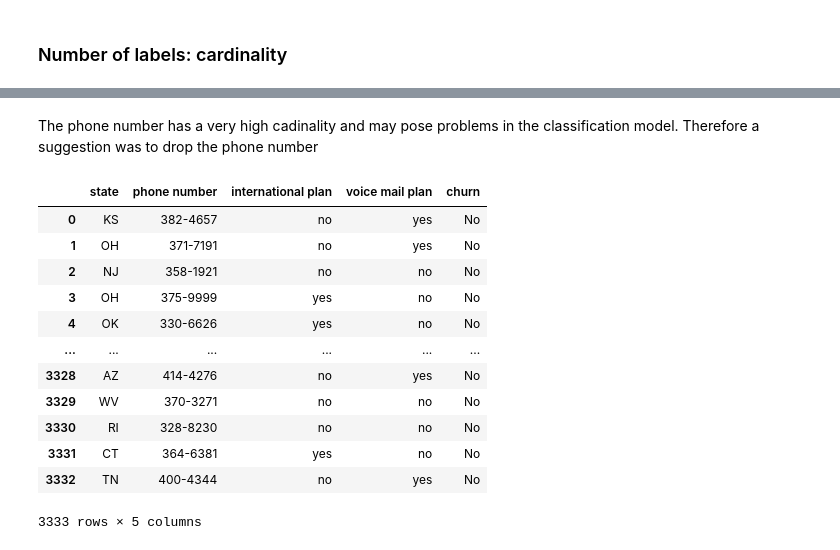
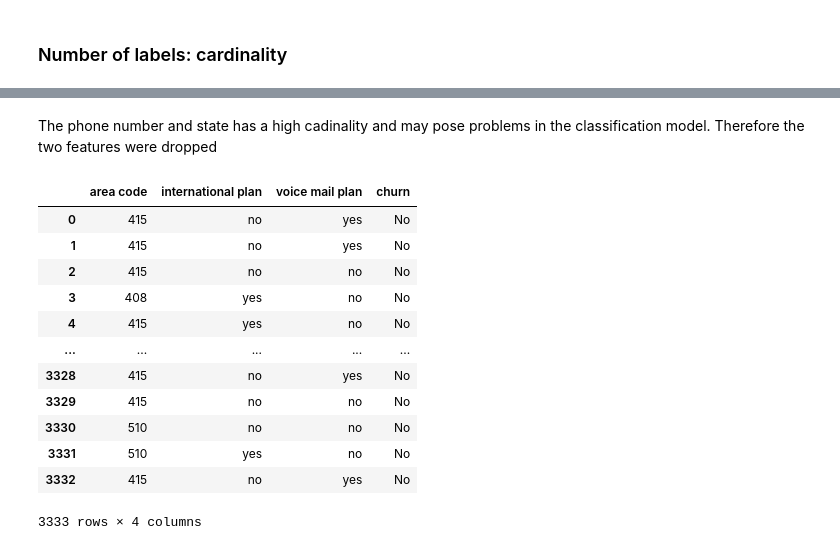
Before and after one commit to Giwanji/dsc-phase3-project, a Jupyter notebook: churn_prediction_model.ipynb, the cells around one changed output, grey strips where cells are left out. Saved outputs shown, nothing was run; the diff lists cells and outputs as text; code cells hidden in the pictures.

```diff
--- a/churn_prediction_model.ipynb
+++ b/churn_prediction_model.ipynb
@@ -248,23 +273,24 @@ international plan  contains  2  labels
 voice mail plan  contains  2  labels
 churn  contains  2  labels
 # %% [markdown]
-The phone number has a very high cadinality and may pose problems in the classification model. Therefore a suggestion was to drop the phone number
+The phone number and state has a  high cadinality and may pose problems in the classification model. Therefore the two features were dropped
 # %%
 # Dropping phone number
-categorical.drop
+categorical.drop(['phone number', 'state'], axis=1, inplace=True)
-# %%
-categorical_variables
-# %% [output]
-|  | state | phone number | international plan | voice mail plan | churn |
-| 0 | KS | 382-4657 | no | yes | No |
-| 1 | OH | 371-7191 | no | yes | No |
-| 2 | NJ | 358-1921 | no | no | No |
-| 3 | OH | 375-9999 | yes | no | No |
-| 4 | OK | 330-6626 | yes | no | No |
-| ... | ... | ... | ... | ... | ... |
-| 3328 | AZ | 414-4276 | no | yes | No |
-| 3329 | WV | 370-3271 | no | no | No |
-| 3330 | RI | 328-8230 | no | no | No |
-| 3331 | CT | 364-6381 | yes | no | No |
-| 3332 | TN | 400-4344 | no | yes | No |
-3333 rows × 5 columns
+# %%
+# View categorical variables
+categorical
+# %% [output]
+|  | area code | international plan | voice mail plan | churn |
+| 0 | 415 | no | yes | No |
+| 1 | 415 | no | yes | No |
+| 2 | 415 | no | no | No |
+| 3 | 408 | yes | no | No |
+| 4 | 415 | yes | no | No |
+| ... | ... | ... | ... | ... |
+| 3328 | 415 | no | yes | No |
+| 3329 | 415 | no | no | No |
+| 3330 | 510 | no | no | No |
+| 3331 | 510 | yes | no | No |
+| 3332 | 415 | no | yes | No |
+3333 rows × 4 columns
```
Also changed, not shown: parts of 5 cells of this notebook.
